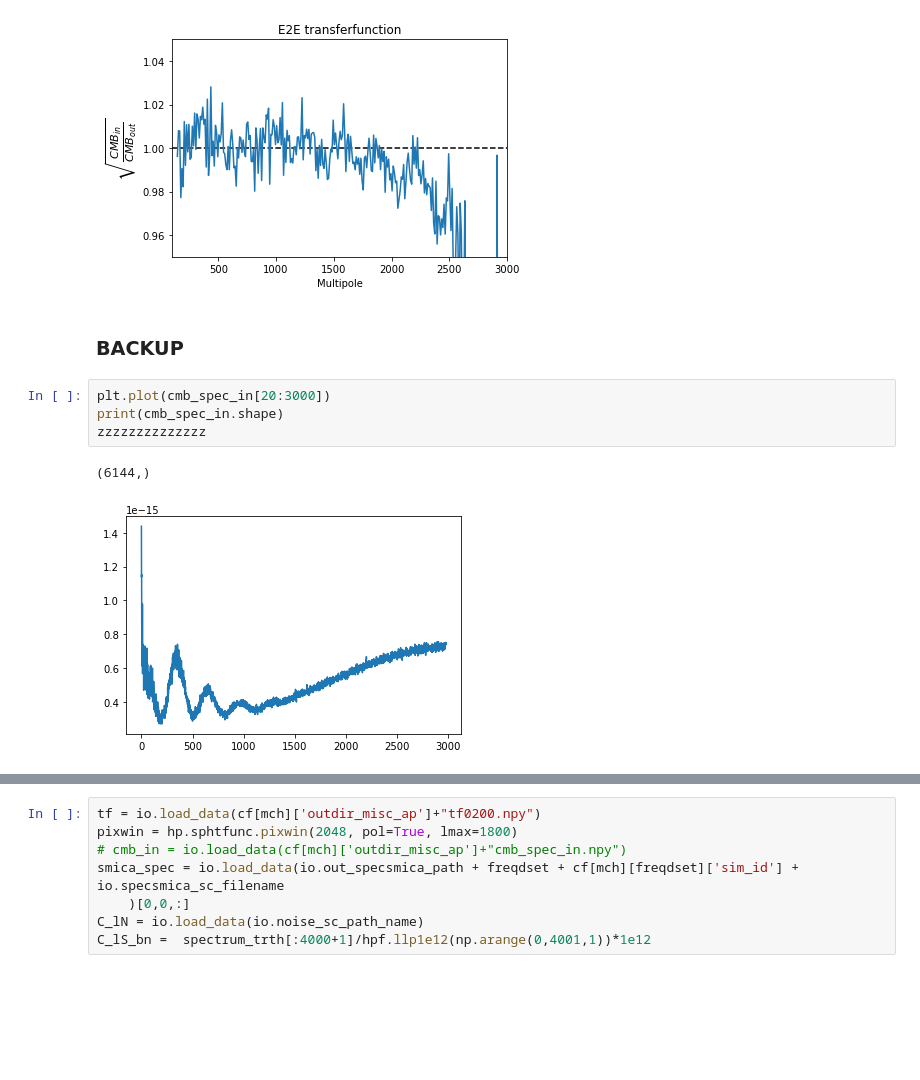
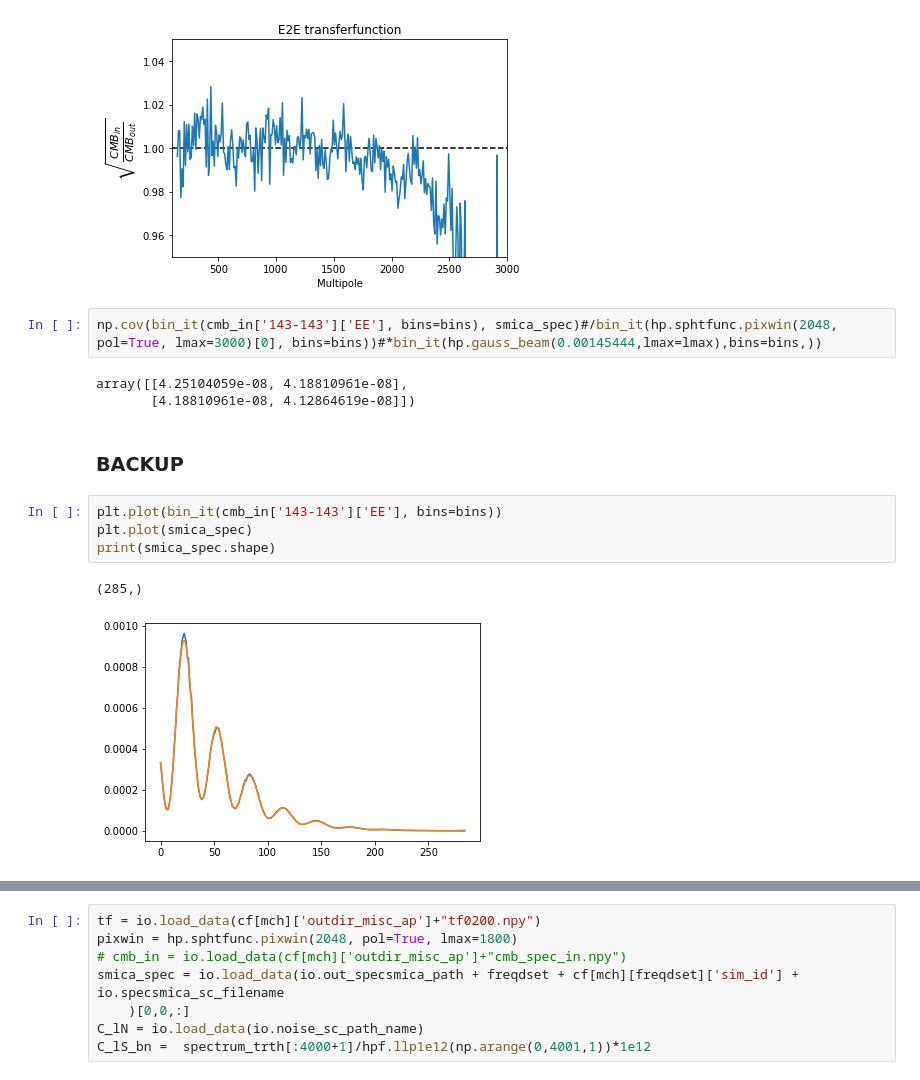
Before and after one commit to Sebastian-Belkner/component_separation, a Jupyter notebook: component_separation/latest_results.ipynb, the cells around one changed output, grey strips where cells are left out. Cells and saved outputs as stored; diff of their text form; blank space fills up the shorter version.

```diff
--- a/component_separation/latest_results.ipynb
+++ b/component_separation/latest_results.ipynb
@@ -147,12 +147,17 @@ plt.ylabel(r"$\sqrt{\frac{CMB_{in}}{CMB_{out}}}}$", fontsize=16)#\frac{1}{Pixw}
 # %% [output]
 Text(0, 0.5, '$\\sqrt{\\frac{CMB_{in}}{CMB_{out}}}}$')
 [figure]
+# %%
+np.cov(bin_it(cmb_in['143-143']['EE'], bins=bins), smica_spec)#/bin_it(hp.sphtfunc.pixwin(2048, pol=True, lmax=3000)[0], bins=bins))#*bin_it(hp.gauss_beam(0.00145444,lmax=lmax),bins=bins,))
+# %% [output]
+array([[4.25104059e-08, 4.18810961e-08],
+       [4.18810961e-08, 4.12864619e-08]])
 # %% [markdown]
 ### BACKUP
-# %%
-plt.plot(cmb_spec_in[20:3000])
-print(cmb_spec_in.shape)
-zzzzzzzzzzzzzz
-# %% [output]
-(6144,)
-[figure, removed]
+# %%
+plt.plot(bin_it(cmb_in['143-143']['EE'], bins=bins))
+plt.plot(smica_spec)
+print(smica_spec.shape)
+# %% [output]
+(285,)
+[figure, added]
```
Also changed, not shown: parts of 6 cells of this notebook.
